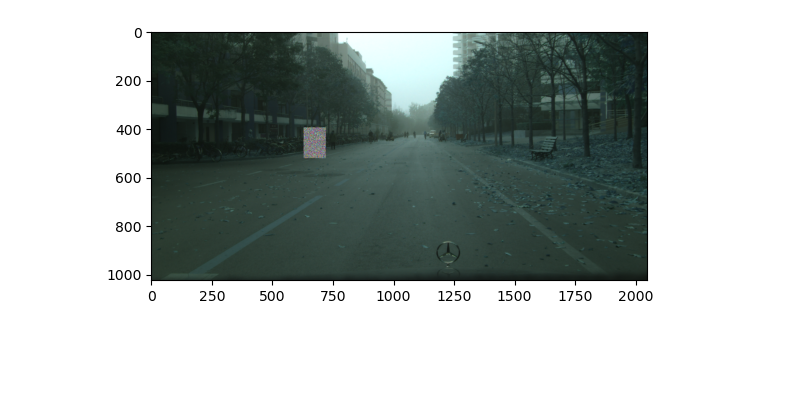
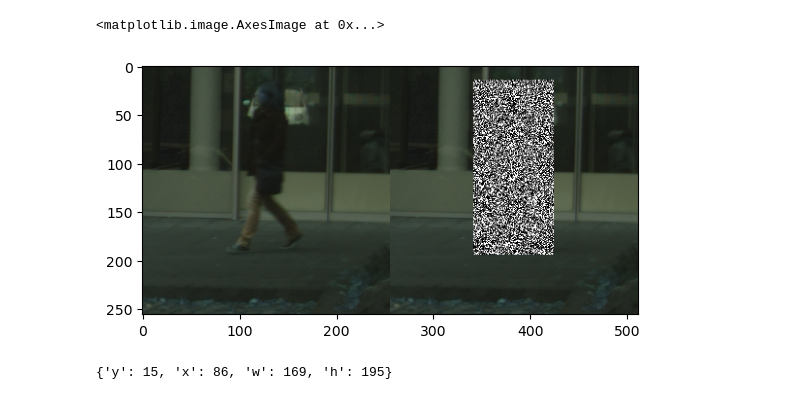
Before and after one commit to CamilleChallier/LSP5_compost, a Jupyter notebook: data_preprocessing/create_data.ipynb, the cells around one changed output. Saved outputs shown, nothing was run; the diff lists cells and outputs as text; code cells hidden in the pictures; blank space fills up the shorter version.

```diff
--- a/data_preprocessing/create_data.ipynb
+++ b/data_preprocessing/create_data.ipynb
@@ -54,27 +134,12 @@ print(image.shape)
-# %%
-def replace_plastics_with_noise(path_images, path_bounding_boxes):
-    # Iterate over the bounding boxes
-    for _, _, fnames in sorted(os.walk(path_images)):
-        for fname in tqdm(fnames[0:1]) :
-
-            image = cv2.imread(path_images + fname,1)
-
-            with open(path_bounding_boxes + os.path.splitext(fname)[0] + ".json" ) as json_file:
-                bbox = json.load(json_file)
-
-            roi = image[bbox["y"]:bbox["h"], bbox["x"]:bbox["w"]]
-
-            # Generate random noise
-            noise = np.random.randint(0, 256, roi.shape, dtype=np.uint8)
-
-            # Replace the ROI with random noise
-            image[bbox["y"]:bbox["h"], bbox["x"]:bbox["w"]] = noise
-
-            plt.imshow(image)
-
-            im_path = path + "/images_noise/train/"+ fname
-            cv2.imwrite(im_path, image)
-
-replace_plastics_with_noise( path + "/images_full/train/", path + "/bbox2/")
-# %% [output]
-[figure, removed]
+# %%
+image = cv2.imread("1.png",1)
+plt.imshow(image)
+# %% [output]
+<matplotlib.image.AxesImage at 0x...>
+[figure, added]
+# %%
+with open("1.json" ) as json_file:
+    bbox = json.load(json_file)
+print(bbox)
+# %% [output]
+{'y': 15, 'x': 86, 'w': 169, 'h': 195}
```
Also changed, not shown: parts of 9 cells of this notebook, 5 other files.
